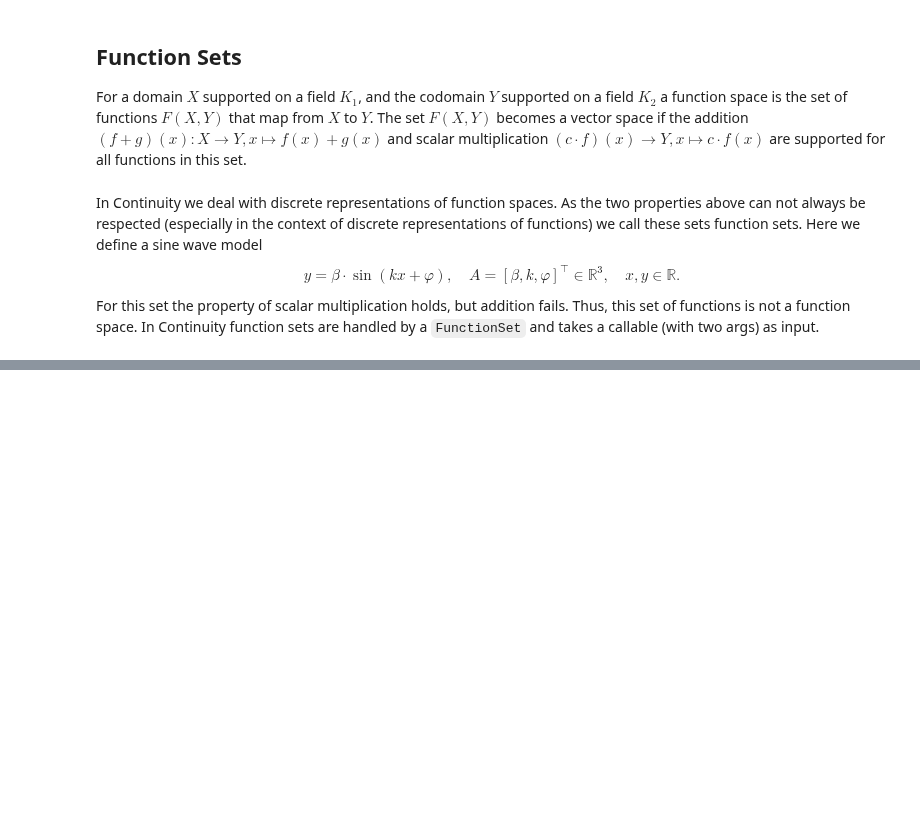
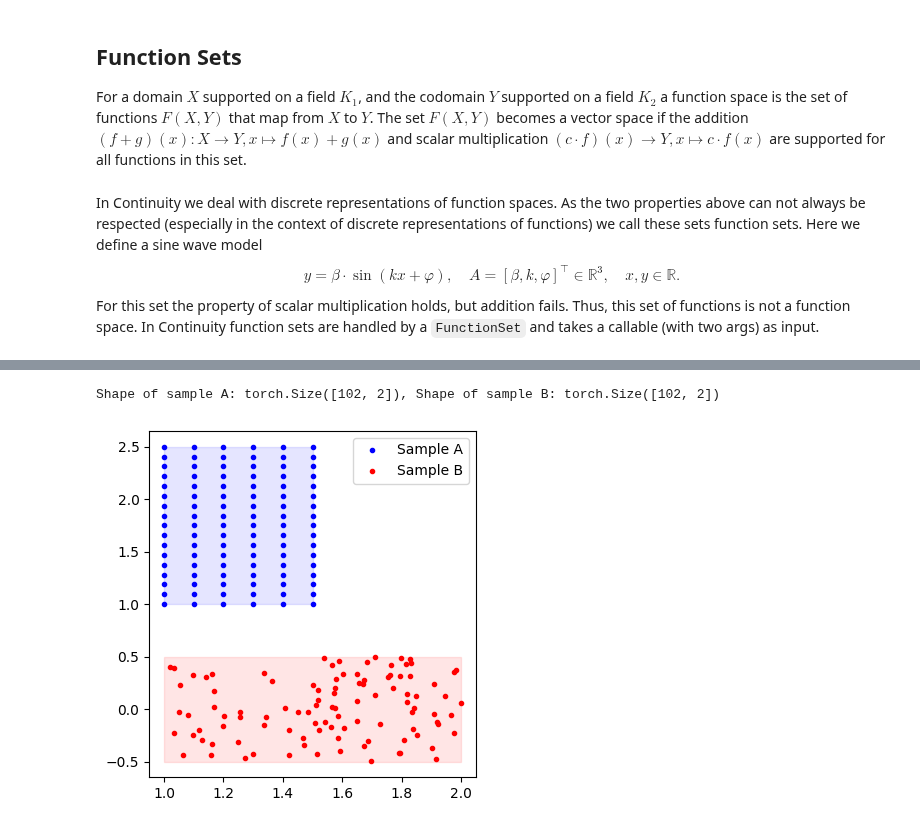
Before and after one commit to aai-institute/continuiti, a Jupyter notebook: examples/functions.ipynb, the cells around one changed output, grey strips where cells are left out. Cells and saved outputs as stored; diff of their text form; code cells hidden in the pictures; blank space fills up the shorter version.

```diff
--- a/examples/functions.ipynb
+++ b/examples/functions.ipynb
@@ -108,0 +116,26 @@ fig.tight_layout()
+# %%
+from continuity.discrete import RegularGridSampler, UniformBoxSampler
+
+sampler_a = RegularGridSampler(torch.tensor([1., 1.]), torch.tensor([1.5, 2.5]))
+sampler_b = UniformBoxSampler(torch.tensor([1., -.5]), torch.tensor([2., .5]))
+
+# draw samples
+n_samples = 102
+samples_a = sampler_a(n_samples)
+samples_b = sampler_b(n_samples)
+
+print(f"Shape of sample A: {samples_a.shape}, Shape of sample B: {samples_b.shape}")
+# %% [output]
+Shape of sample A: torch.Size([102, 2]), Shape of sample B: torch.Size([102, 2])
+# %%
+fig, ax = plt.subplots(figsize=(4, 4))
+ax.plot(samples_a[:, 0], samples_a[:, 1], 'b.', label="Sample A")
+a_bbox = patches.Rectangle((1, 1), .5, 1.5, alpha=0.1, color='b')
+ax.add_patch(a_bbox)
+ax.plot(samples_b[:, 0], samples_b[:, 1], 'r.', label="Sample B")
+b_bbox = patches.Rectangle((1, -.5), 1, 1, alpha=0.1, color='r')
+ax.add_patch(b_bbox)
+ax.legend()
+fig.tight_layout()
+# %% [output]
+[figure, added]
```
Also changed, not shown: parts of 11 cells of this notebook.
